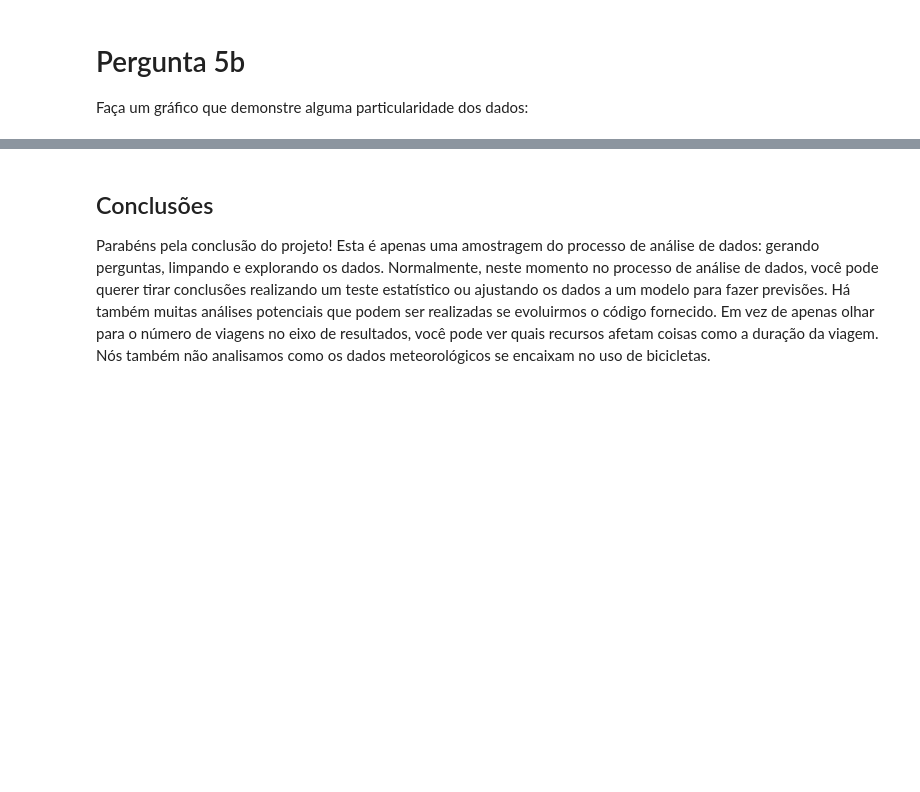
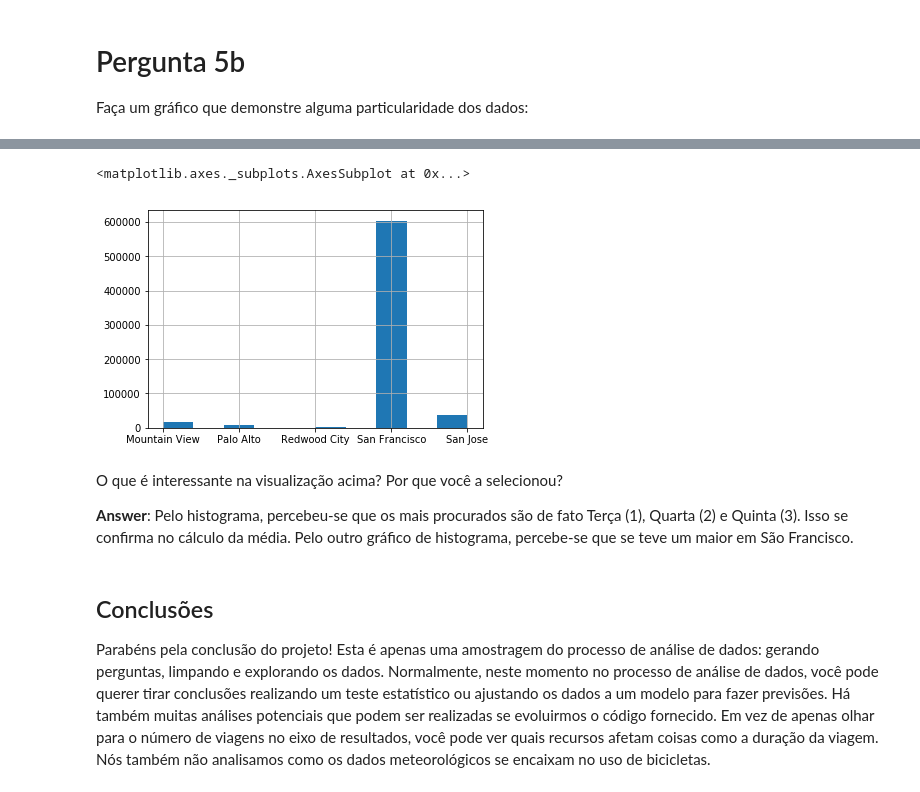
Before and after one commit to luisfcardoso/Udacity, a Jupyter notebook: Fundamentos de Data Science 1/Projeto/Analise_Bay_Area_Bike_Share-NDFDSI.ipynb, the cells around one changed output, grey strips where cells are left out. Drawn from its saved outputs; the diff is of its cells as text; code cells hidden in the pictures; blank space fills up the shorter version.

```diff
--- a/Fundamentos de Data Science 1/Projeto/Analise_Bay_Area_Bike_Share-NDFDSI.ipynb
+++ b/Fundamentos de Data Science 1/Projeto/Analise_Bay_Area_Bike_Share-NDFDSI.ipynb
@@ -511,3 +535,12 @@ O que é interessante na visualização acima? Por que você a selecionou?
+# %%
+trip1['start_city'].hist()
+# %% [output]
+<matplotlib.axes._subplots.AxesSubplot at 0x...>
+[figure, added]
+# %% [markdown]
+O que é interessante na visualização acima? Por que você a selecionou?
+
+**Answer**: Pelo histograma, percebeu-se que os mais procurados são de fato Terça (1), Quarta (2) e Quinta (3). Isso se confirma no cálculo da média. Pelo outro gráfico de histograma, percebe-se que se teve um maior em São Francisco.
 # %% [markdown]
 ## Conclusões
 
```
Also changed, not shown: parts of 6 cells of this notebook, 1 other file.
